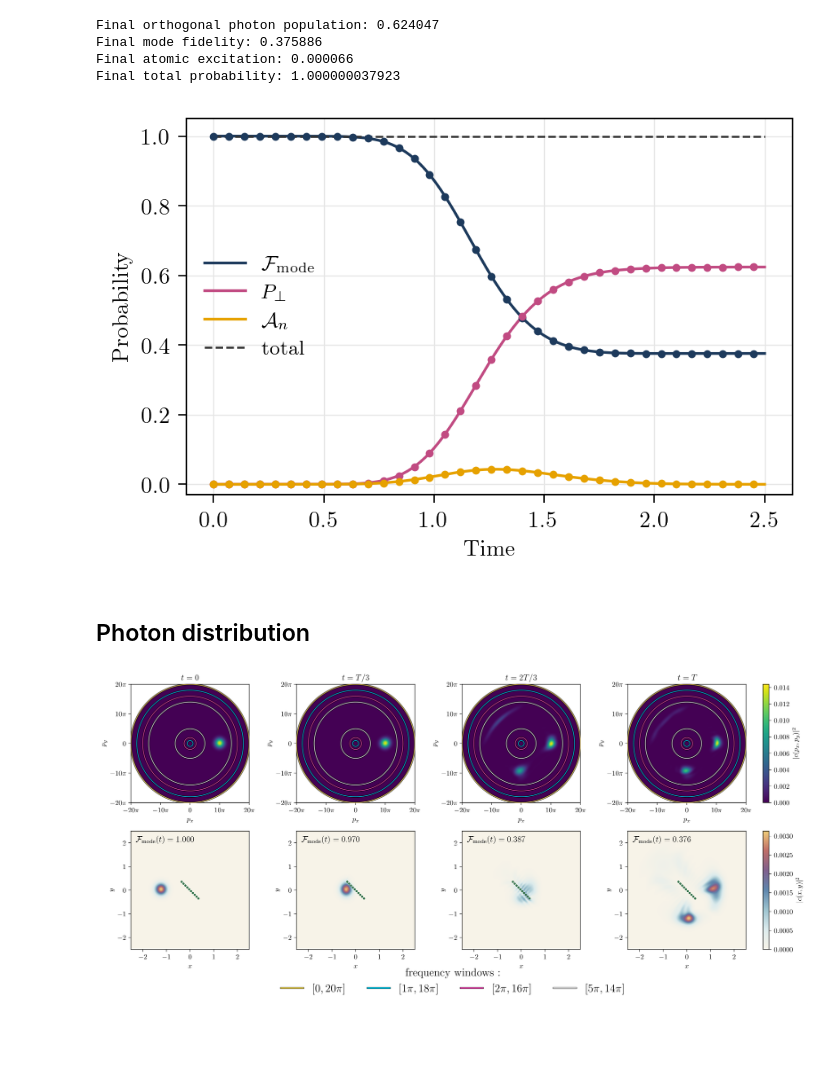
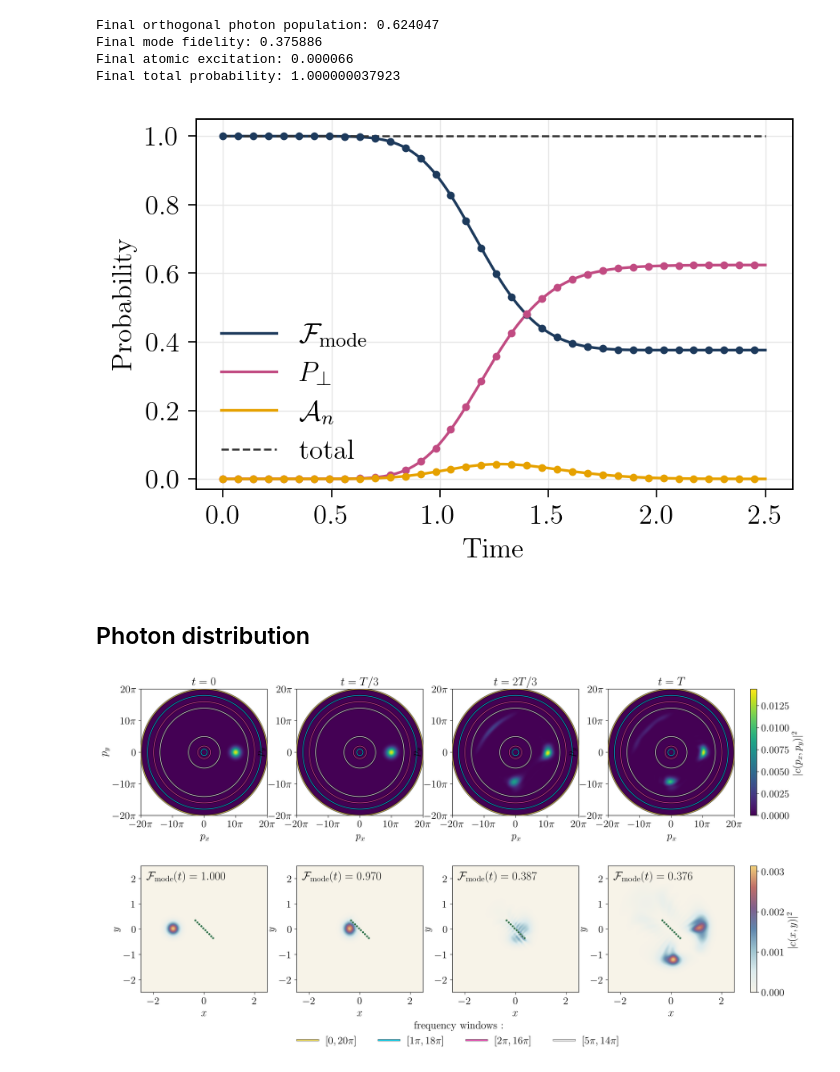
Before and after one commit to rpiron/single_photon_renormalization, a Jupyter notebook: 2d_setup/notebooks/experiment_class_example_2d.ipynb, the cells around one changed output. Cells and saved outputs as stored; diff of their text form; code cells hidden in the pictures; blank space fills up the shorter version.

Commit message:
font figures

```diff
--- a/2d_setup/notebooks/experiment_class_example_2d.ipynb
+++ b/2d_setup/notebooks/experiment_class_example_2d.ipynb
@@ -11,7 +11,7 @@ Start here for the 2D model. Geometry 5 is bundled with the repository. Run cell
 
 Load a saved matter-interface geometry, then run a one-photon scattering experiment.
 # %%
-SAVE_FIGURES = False  # Set True to export the figures to results/fig.
+SAVE_FIGURES = True  # Set True to export the figures to results/fig.
 
 
 
@@ -164,7 +171,16 @@ Final mode fidelity: 0.375886
 Final atomic excitation: 0.000066
 Final total probability: 1.000000037923
 # %%
-from src.plot_fonts import paper_fonts
+# Font sizes in points for this figure; edit these values directly.
+plt.rcParams.update({
+    "font.size": 12.5,
+    "axes.labelsize": 12.5,
+    "axes.titlesize": 12.5,
+    "xtick.labelsize": 12.5,
+    "ytick.labelsize": 12.5,
+    "legend.fontsize": 12.5,
+    "legend.title_fontsize": 12.5,
+})
 
 fig, ax = plt.subplots(figsize=(4.8, 3.0), dpi=resol)
 
@@ -186,16 +202,23 @@ ax.set_xlabel(r"$\mathrm{Time}$")
 ax.set_ylabel(r"$\mathrm{Probability}$")
 ax.set_ylim(-0.03, 1.05)
 ax.grid(color="0.9", linewidth=0.5)
-ax.legend(frameon=False, fontsize=9)
-# Adjust fonts only after the original layout has been computed.
-paper_fonts(fig, 12.5)
+ax.legend(frameon=False, fontsize=12.5)
 plt.show()
 # %% [output]
-[figure, old version]
+[figure, new version]
 # %% [markdown]
 <h2>Photon distribution</h2>
 # %%
-from src.plot_fonts import paper_fonts
+# Font sizes in points for this figure; edit these values directly.
+plt.rcParams.update({
+    "font.size": 18,
+    "axes.labelsize": 16,
+    "axes.titlesize": 18,
+    "xtick.labelsize": 16,
+    "ytick.labelsize": 16,
+    "legend.fontsize": 16,
+    "legend.title_fontsize": 16,
+})
 
 # Direct discrete probability transform: readable version.
 snapshot_fractions = [0, 1 / 3, 2 / 3, 1]
@@ -276,7 +299,7 @@ for inner, outer, color, linestyle in frequency_windows:
         )
     )
 
-fig, axes = plt.subplots(2, len(snapshot_indices), figsize=(16, 7.4), dpi=resol)
+fig, axes = plt.subplots(2, len(snapshot_indices), figsize=(16, 9), dpi=resol)
 
 for col, (time_label, p_prob, x_prob) in enumerate(zip(snapshot_labels, momentum_probabilities, position_probabilities)):
     p_prob_display = np.nan_to_num(p_prob, nan=0.0)
@@ -287,44 +310,33 @@ for col, (time_label, p_prob, x_prob) in enumerate(zip(snapshot_labels, momentum
     axes[0, col].set(xlabel=r"$p_x$", ylabel=r"$p_y$", xlim=(-outer_frequency_limit, outer_frequency_limit), ylim=(-outer_frequency_limit, outer_frequency_limit))
     axes[0, col].set_xticks(momentum_ticks)
     axes[0, col].set_yticks(momentum_ticks)
     axes[0, col].set_xticklabels(momentum_tick_labels)
     axes[0, col].set_yticklabels(momentum_tick_labels)
     axes[1, col].set(xlabel=r"$x$", ylabel=r"$y$", xlim=(-L1 / 2, L1 / 2), ylim=(-L2 / 2, L2 / 2))
     axes[1, col].scatter(atom_positions[:, 0], atom_positions[:, 1], s=12, color="#2f6f46", edgecolor="white", linewidth=0.3)
     axes[1, col].text(
         0.04, 0.96,
         rf"$\mathcal{{F}}_{{\mathrm{{mode}}}}(t) = {mode_fidelity[snapshot_indices[col]]:.3f}$",
-        transform=axes[1, col].transAxes, ha="left", va="top", fontsize=12,
+        transform=axes[1, col].transAxes, ha="left", va="top", fontsize=18,
     )
 
     for inner, outer, color, linestyle in frequency_windows:
         for radius in (inner, outer):
             circle = Circle((0, 0), radius, fill=False, color=color, ls=linestyle, lw=1.2, alpha=0.7, zorder=4)
             circle.set_path_effects(window_path_effects)
             axes[0, col].add_patch(circle)
 
-fig.subplots_adjust(left=0.055, right=0.91, bottom=0.18, top=0.90, wspace=0.10, hspace=0.24)
+fig.subplots_adjust(left=0.055, right=0.91, bottom=0.18, top=0.90, wspace=0.10, hspace=0.4)
 fig.colorbar(momentum_image, ax=axes[0, :].tolist(), pad=0.025, fraction=0.024).set_label(r"$|c(p_x,p_y)|^2$")
 fig.colorbar(position_image, ax=axes[1, :].tolist(), pad=0.025, fraction=0.024).set_label(r"$|c(x,y)|^2$")
 fig.legend(handles=frequency_window_handles, title="frequency windows :", loc="lower center", ncol=len(frequency_windows), frameon=False, fontsize=16, title_fontsize=16, bbox_to_anchor=(0.5, 0.03))
 
-# Adjust fonts only after the original layout has been computed.
-paper_fonts(fig, 18, tick_size=16, label_size=16, legend_size=16)
 if SAVE_FIGURES:
     plt.savefig(
         str(setup_root / "results" / "fig" / "density_snapshots_2d.pdf"),
         dpi=resol,
         bbox_inches="tight",
     )
 plt.show()
-
-momentum_sums = [float(np.nansum(p_prob)) for p_prob in momentum_probabilities]
-position_sums = [float(np.sum(x_prob)) for x_prob in position_probabilities]
-momentum_max = [float(np.nanmax(p_prob)) for p_prob in momentum_probabilities]
-position_max = [float(np.max(x_prob)) for x_prob in position_probabilities]
-#print("Momentum probability sums:", momentum_sums)
-#print("Position probability sums:", position_sums)
-#print("Momentum probability max:", momentum_max)
-#print("Position probability max:", position_max)
 # %% [output]
-[figure, old version]
+[figure, new version]
```
Also changed, not shown: parts of 1 cell of this notebook, 13 other files.
